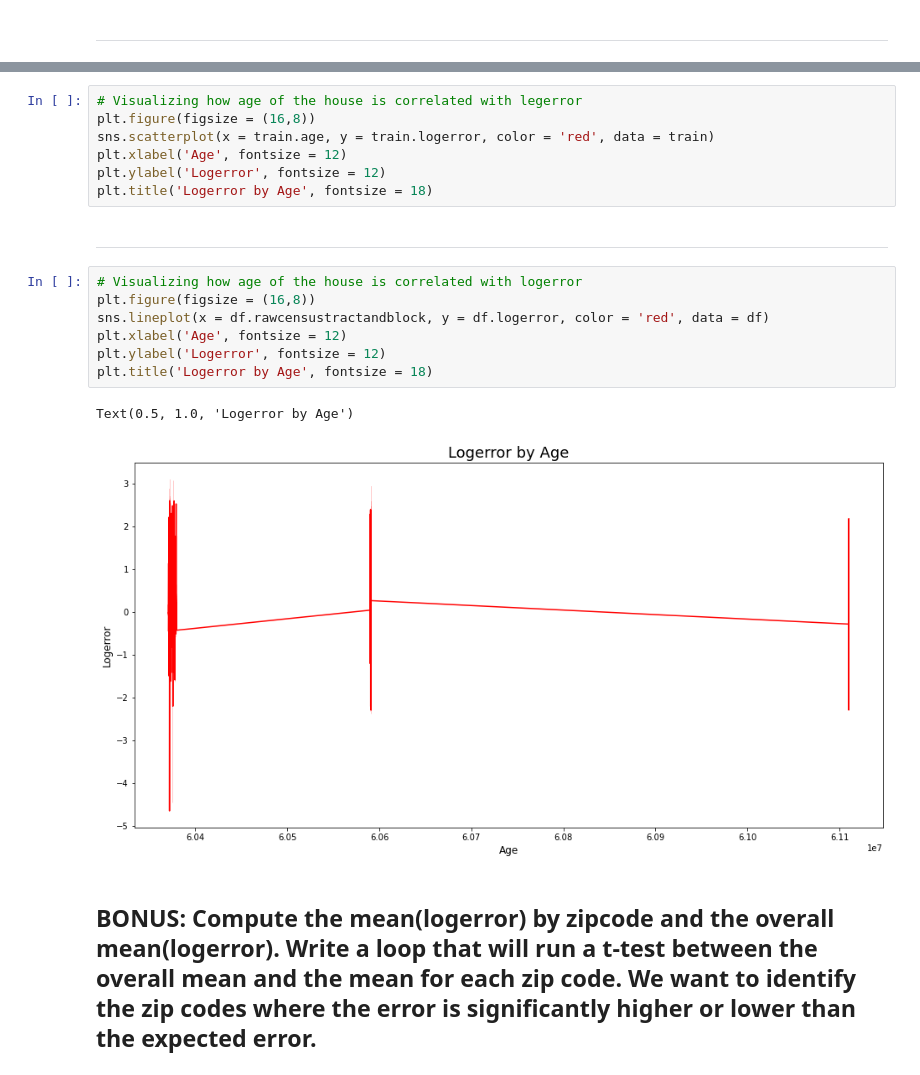
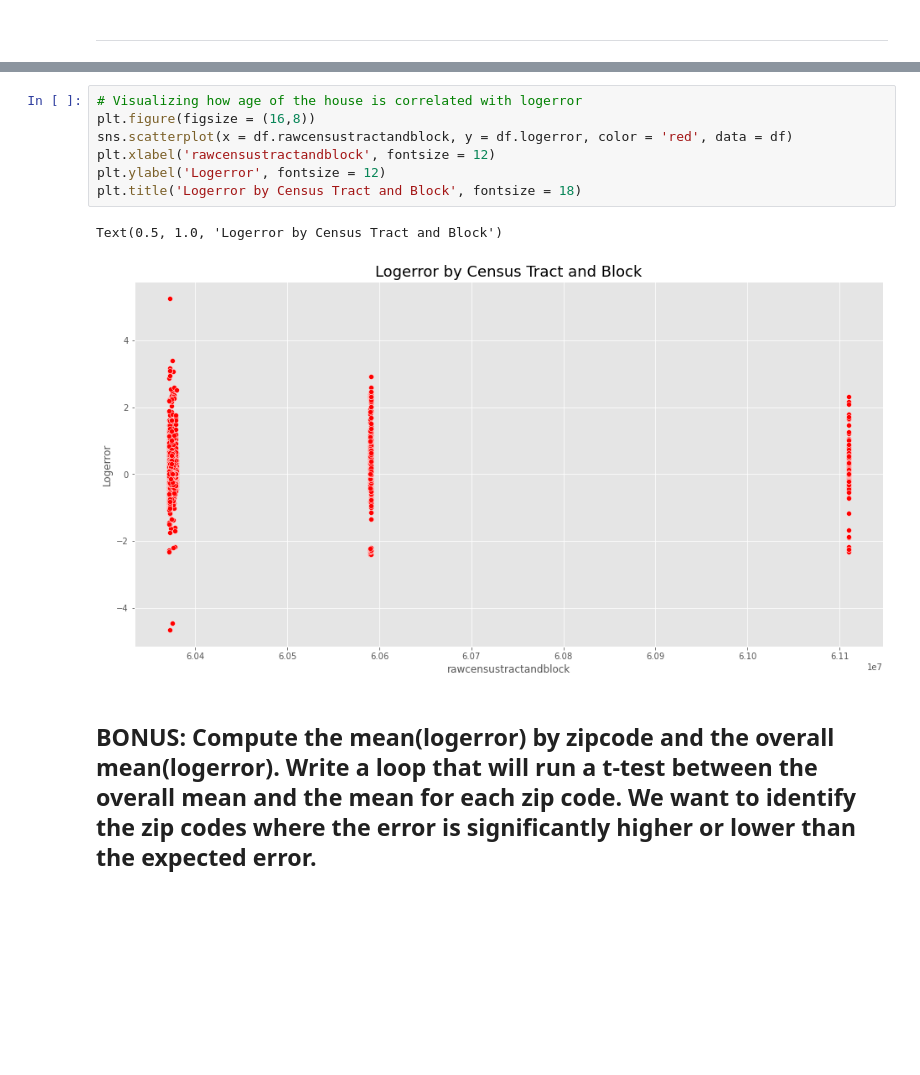
Before and after one commit to m3redithw/clustering-exercises, a Jupyter notebook: explore_zillow.ipynb, the cells around one changed output, grey strips where cells are left out. Drawn from its saved outputs; the diff is of its cells as text; blank space fills up the shorter version.

```diff
--- a/explore_zillow.ipynb
+++ b/explore_zillow.ipynb
@@ -532,21 +568,12 @@ sns.scatterplot(x='roomcnt', y='logerror', data = train)
 # %%
-# Visualizing how age of the house is correlated with legerror
+# Visualizing how age of the house is correlated with logerror
 plt.figure(figsize = (16,8))
-sns.scatterplot(x = train.age, y = train.logerror, color = 'red', data = train)
-plt.xlabel('Age', fontsize = 12)
+sns.scatterplot(x = df.rawcensustractandblock, y = df.logerror, color = 'red', data = df)
+plt.xlabel('rawcensustractandblock', fontsize = 12)
 plt.ylabel('Logerror', fontsize = 12)
-plt.title('Logerror by Age', fontsize = 18)
+plt.title('Logerror by Census Tract and Block', fontsize = 18)
+# %% [output]
+Text(0.5, 1.0, 'Logerror by Census Tract and Block')
+[figure, added]
-# %% [markdown]
-***
-# %%
-# Visualizing how age of the house is correlated with logerror
-plt.figure(figsize = (16,8))
-sns.lineplot(x = df.rawcensustractandblock, y = df.logerror, color = 'red', data = df)
-plt.xlabel('Age', fontsize = 12)
-plt.ylabel('Logerror', fontsize = 12)
-plt.title('Logerror by Age', fontsize = 18)
-# %% [output]
-Text(0.5, 1.0, 'Logerror by Age')
-[figure, removed]
 # %% [markdown]
 ## BONUS: Compute the mean(logerror) by zipcode and the overall mean(logerror). Write a loop that will run a t-test between the overall mean and the mean for each zip code. We want to identify the zip codes where the error is significantly higher or lower than the expected error.
```
Also changed, not shown: parts of 8 cells of this notebook.
